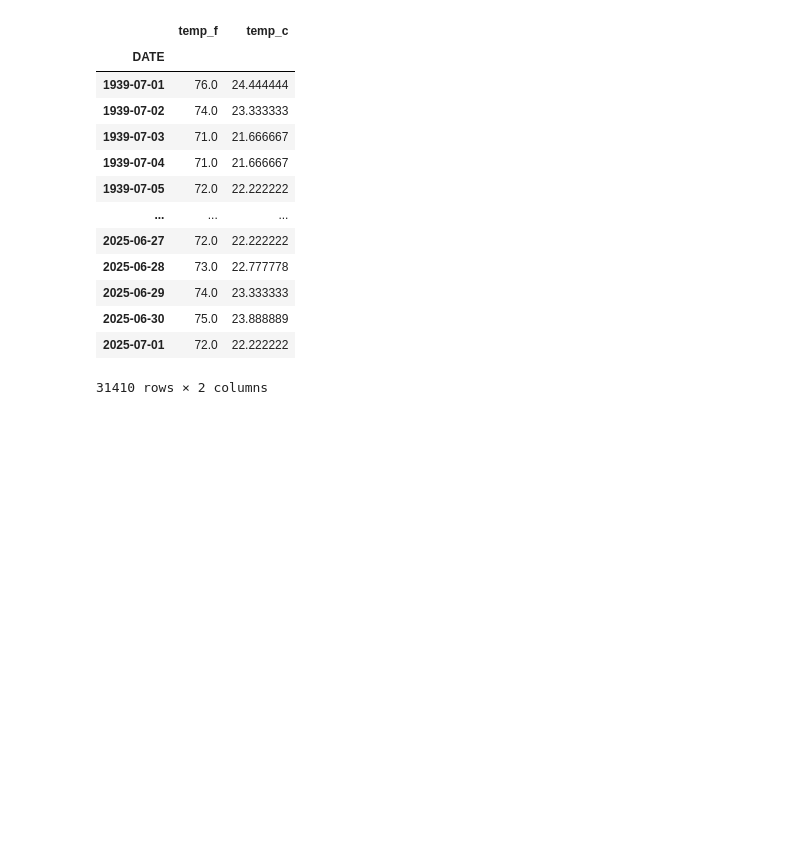
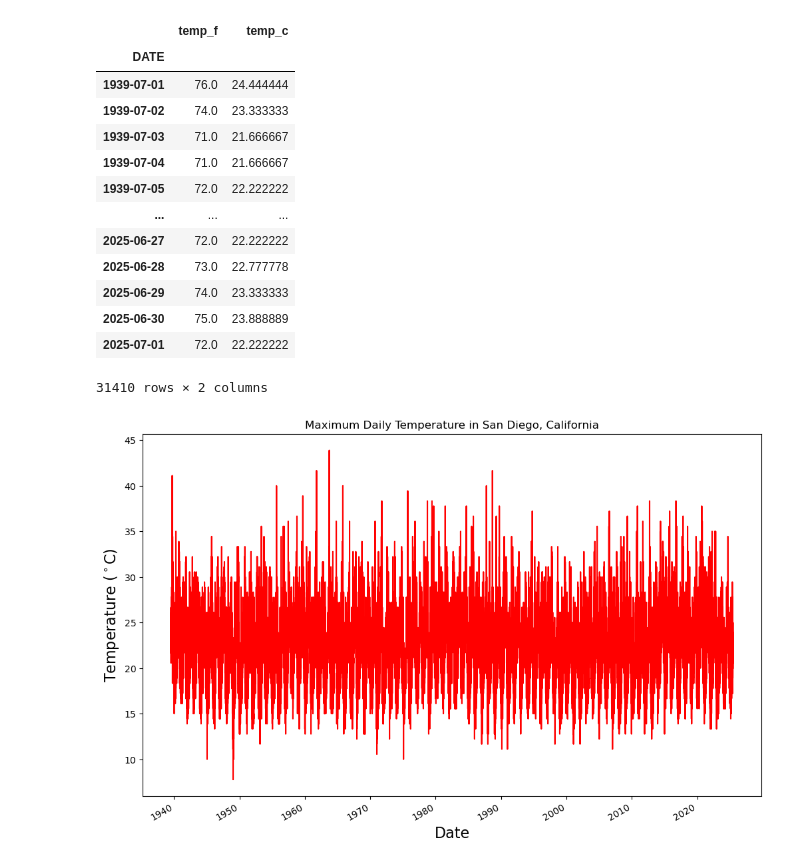
Before and after one commit to Haydensimm13/01-climate-change-coding-project, a Jupyter notebook: 06-climate-portfolio-assingment.ipynb, the cells around one changed output. Drawn from its saved outputs; the diff is of its cells as text; code cells hidden in the pictures; blank space fills up the shorter version.

Commit message:
Generated various plots of climate data fro San Diego, small formattign edits to other notebooks

```diff
--- a/06-climate-portfolio-assingment.ipynb
+++ b/06-climate-portfolio-assingment.ipynb
@@ -29,7 +29,8 @@ from sklearn.linear_model import LinearRegression
 # %%
 ### make url for ncei data
 ncei_url = ('https://www.ncei.noaa.gov/access/services/data/'
-            'v1?dataset=daily-summaries&dataTypes=TMAX&stations=USW00023188'
+            'v1?dataset=daily-summaries&dataTypes=TMAX&stations=USW00023'
+            '188'
             '&startDate=1939-07-01&endDate=2025-07-01&units=standard')
 ncei_url
 # %% [output]
@@ -138,3 +139,26 @@ sd_max_temp_units_df
 | 2025-06-30 | 75.0 | 23.888889 |
 | 2025-07-01 | 72.0 | 22.222222 |
 31410 rows × 2 columns
+# %%
+### plot cleaned data
+sd_max_daily_temp_plot = sd_max_temp_units_df.plot(
+    y = 'temp_c',
+    title = 'Maximum Daily Temperature in San Diego, California',
+    xlabel = 'Date',
+    ylabel = 'Temperature ($^\circ$C)',
+    figsize = (12,8),
+    color = 'red'
+)
+
+### increase axis label size
+sd_max_daily_temp_plot.set_xlabel('Date', fontsize=16)
+sd_max_daily_temp_plot.set_ylabel('Temperature ($^\circ$C)', fontsize=16)
+
+### increase title size
+sd_max_daily_temp_plot.set_title('Maximum Daily Temperature in San Diego,' \
+' California')
+
+### remove legend
+sd_max_daily_temp_plot.legend().remove()
+# %% [output]
+[figure, added]
```
Also changed, not shown: parts of 7 cells of this notebook, 5 other files.
